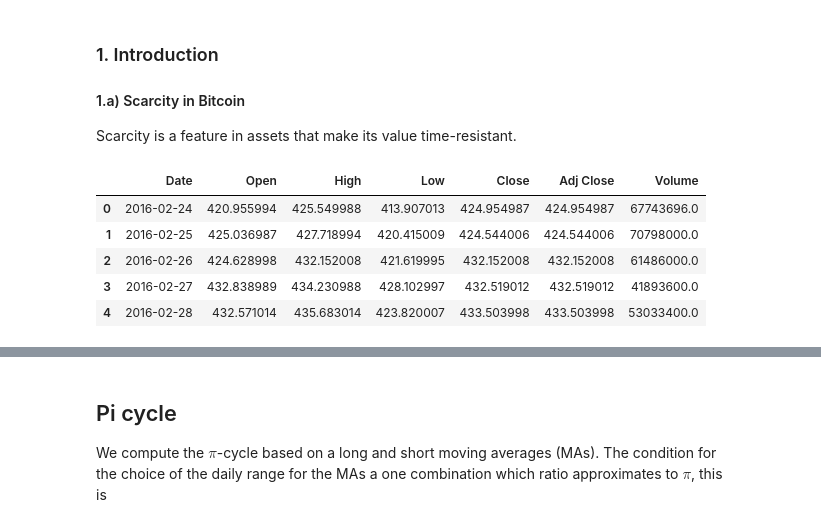
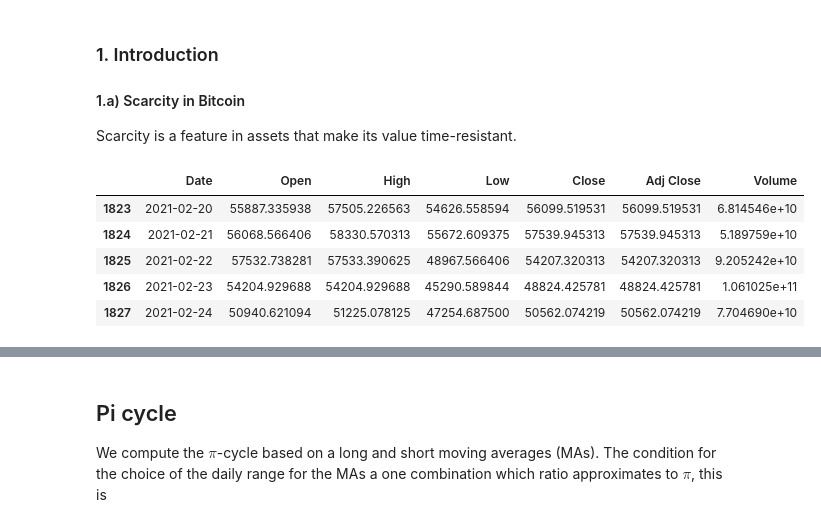
Before and after one commit to Igodlab/Bitcoin-price, a Jupyter notebook: BTC_price.ipynb, the cells around one changed output, grey strips where cells are left out. Saved outputs shown, nothing was run; the diff lists cells and outputs as text; code cells hidden in the pictures.

```diff
--- a/BTC_price.ipynb
+++ b/BTC_price.ipynb
@@ -31,14 +31,14 @@ plt.rcParams.update({'legend.fontsize': 11})
 plt.rcParams.update({'axes.labelsize': 15})
 plt.rcParams.update({'font.size': 15})
 # %%
-## query blockchain values
+## Bitcoin data kaggle (from 2016 to 2021)
 data0 = pd.read_csv("BTC-USD (1).csv")
-data0.head()
+data0.tail()
 # %% [output]
 |  | Date | Open | High | Low | Close | Adj Close | Volume |
-| 0 | 2016-02-24 | 420.955994 | 425.549988 | 413.907013 | 424.954987 | 424.954987 | 67743696.0 |
-| 1 | 2016-02-25 | 425.036987 | 427.718994 | 420.415009 | 424.544006 | 424.544006 | 70798000.0 |
-| 2 | 2016-02-26 | 424.628998 | 432.152008 | 421.619995 | 432.152008 | 432.152008 | 61486000.0 |
-| 3 | 2016-02-27 | 432.838989 | 434.230988 | 428.102997 | 432.519012 | 432.519012 | 41893600.0 |
-| 4 | 2016-02-28 | 432.571014 | 435.683014 | 423.820007 | 433.503998 | 433.503998 | 53033400.0 |
+| 1823 | 2021-02-20 | 55887.335938 | 57505.226563 | 54626.558594 | 56099.519531 | 56099.519531 | 6.814546e+10 |
+| 1824 | 2021-02-21 | 56068.566406 | 58330.570313 | 55672.609375 | 57539.945313 | 57539.945313 | 5.189759e+10 |
+| 1825 | 2021-02-22 | 57532.738281 | 57533.390625 | 48967.566406 | 54207.320313 | 54207.320313 | 9.205242e+10 |
+| 1826 | 2021-02-23 | 54204.929688 | 54204.929688 | 45290.589844 | 48824.425781 | 48824.425781 | 1.061025e+11 |
+| 1827 | 2021-02-24 | 50940.621094 | 51225.078125 | 47254.687500 | 50562.074219 | 50562.074219 | 7.704690e+10 |
 # %%
```
Also changed, not shown: parts of 27 cells of this notebook.
